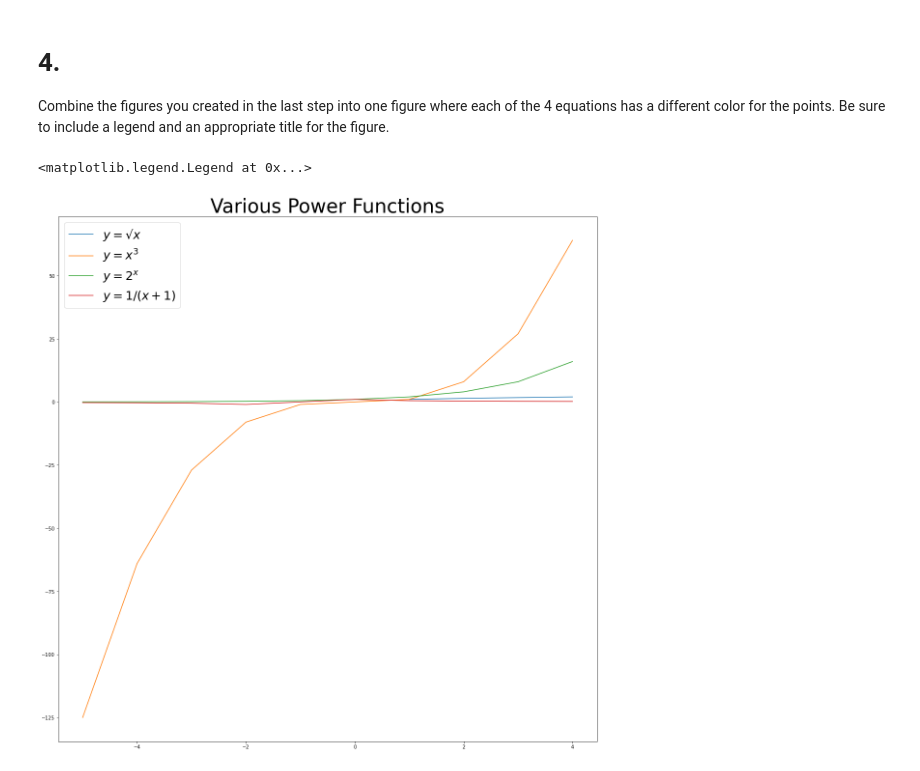
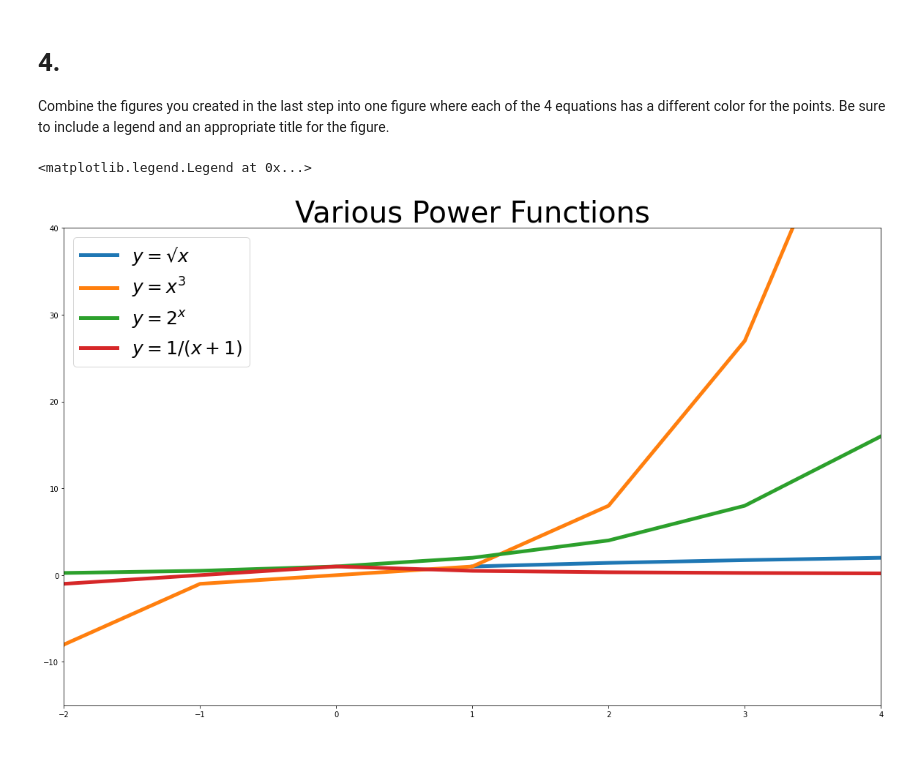
Before and after one commit to o0amandagomez0o/numpy-pandas-visualization-exercises, a Jupyter notebook: matplotlib_exercises.ipynb, the cells around one changed output. Drawn from its saved outputs; the diff is of its cells as text; code cells hidden in the pictures.

```diff
--- a/matplotlib_exercises.ipynb
+++ b/matplotlib_exercises.ipynb
@@ -126,30 +126,33 @@ Combine the figures you created in the last step into one figure where each of t
 # %%
 from itertools import chain
 
-plt.figure(figsize = (20, 20))
+plt.figure(figsize = (20, 12))
 
 x1 = [x for x in range(1,5)]
 x2 = [x for x in range(-5,5)]
 x3 = [x for x in range(-5,5)]
 x4 = [x for x in chain(range(-5, -1), range (0, 5))]
 
 y1 = [math.sqrt(x) for x in range(1,5)]
 y2 = [math.pow(x, 3) for x in x2]
 y3 = [math.pow(2, x) for x in x3]
 y4 = [math.pow((x+1), -1) for x in chain(range(-5, -1), range (0, 5))]
 
 
-plt.plot(x1, y1, label = '$y = √x$')
+plt.plot(x1, y1, linewidth = 5, label = '$y = √x$')
 
-plt.plot(x2, y2, label = '$y = x^3$')
+plt.plot(x2, y2, linewidth = 5, label = '$y = x^3$')
 
-plt.plot(x3, y3, label = '$y = 2^x$')
+plt.plot(x3, y3, linewidth = 5, label = '$y = 2^x$')
 
-plt.plot(x4, y4, label = '$y = 1/(x+1)$')
+plt.plot(x4, y4, linewidth = 5, label = '$y = 1/(x+1)$')
 
 plt.title('Various Power Functions', fontsize = 40)
 
+plt.xlim(-2,4)
+plt.ylim(-15,40)
+
 plt.legend(fontsize = 25)
 # %% [output]
 <matplotlib.legend.Legend at 0x...>
-[figure, old version]
+[figure, new version]
```
Also changed, not shown: 1 other file.
